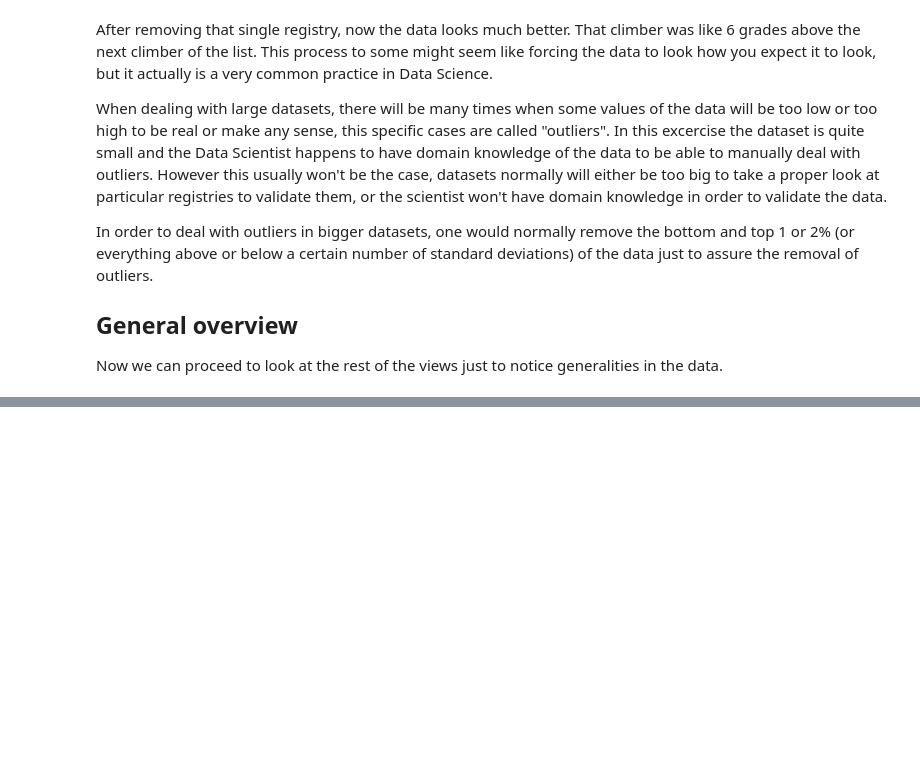
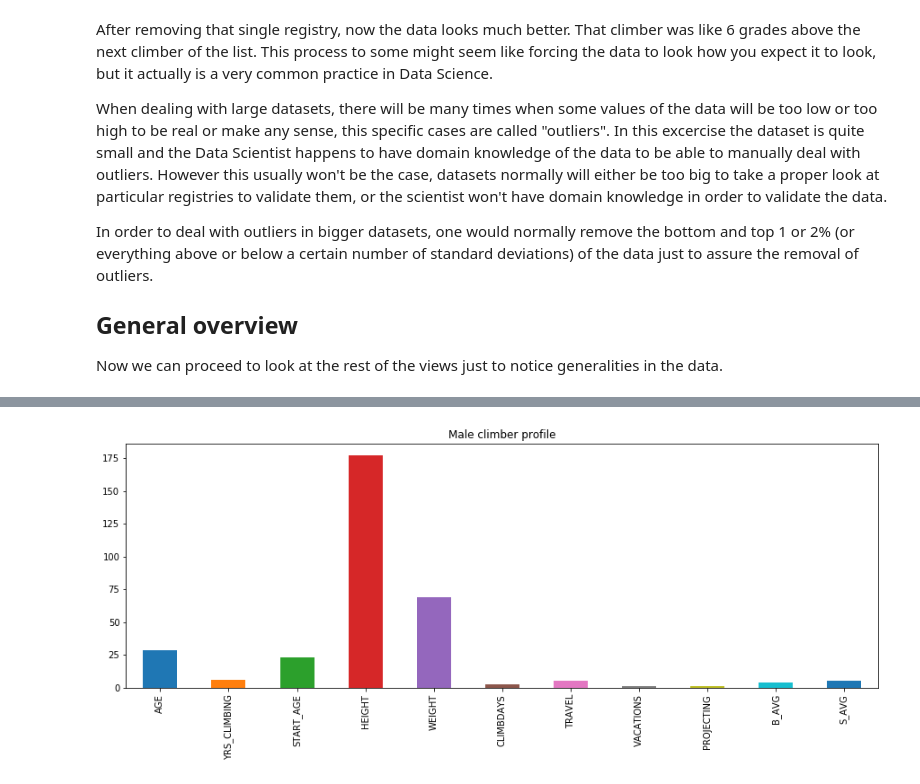
Before and after one commit to alexcasar/Data-Science-Climbing-Demo, a Jupyter notebook: 2. Data Exploratory Analysis.ipynb, the cells around one changed output, grey strips where cells are left out. Saved outputs shown, nothing was run; the diff lists cells and outputs as text; code cells hidden in the pictures; blank space fills up the shorter version.

```diff
--- a/2. Data Exploratory Analysis.ipynb
+++ b/2. Data Exploratory Analysis.ipynb
@@ -176,3 +216,5 @@ plot = data[focusVars].mean().plot.bar(title="Average Training Focus",figsize=(1
 # %%
-plot = data[trainProjVars].mean().plot.bar(title="Train and climb",figsize=(15, 5))
+plot = data.loc[data.loc[:,"FEMALE"]==0,profileVars].mean().plot.bar(title="Male climber profile",figsize=(15, 5))
+# %% [output]
+[figure, added]
 # %%
```
Also changed, not shown: parts of 28 cells of this notebook, 1 other file.
